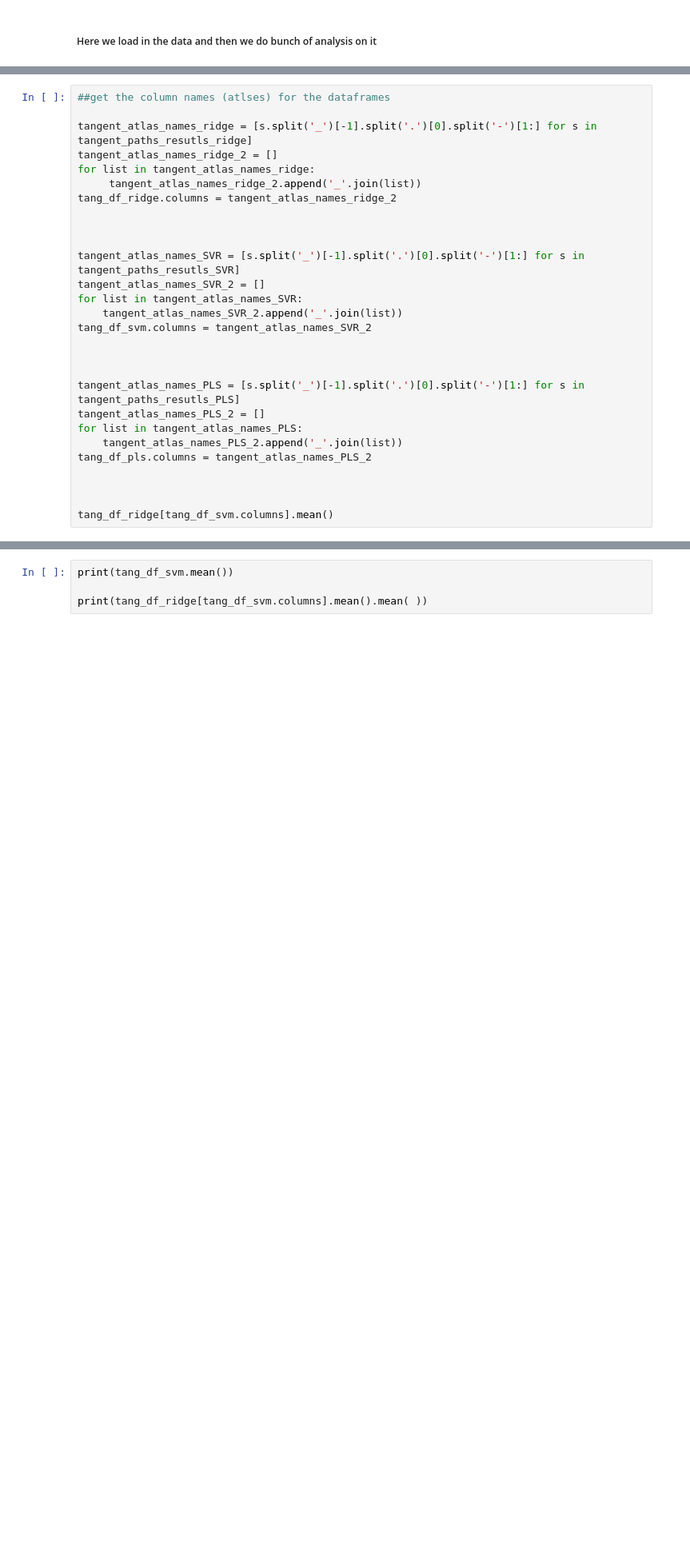
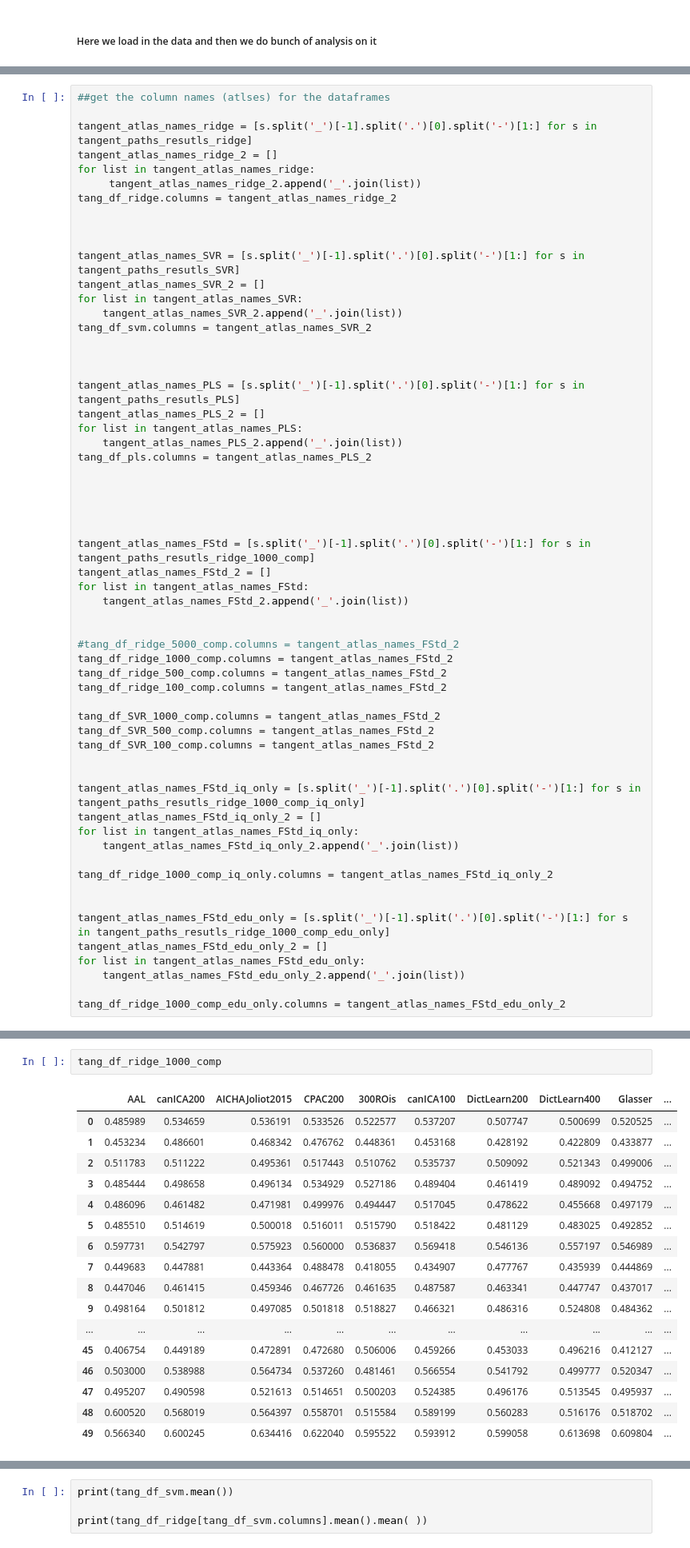
Before and after one commit to samuelheczko/Ridge-Regression-Predictions, a Jupyter notebook: analysis_notebook.ipynb, the cells around one changed output, grey strips where cells are left out. Shown at 80% size. Cells and saved outputs as stored; diff of their text form; blank space fills up the shorter version.

```diff
--- a/analysis_notebook.ipynb
+++ b/analysis_notebook.ipynb
@@ -98,4 +131,35 @@ tang_df_pls.columns = tangent_atlas_names_PLS_2
 
 
 
-tang_df_ridge[tang_df_svm.columns].mean()
+
+
+tangent_atlas_names_FStd = [s.split('_')[-1].split('.')[0].split('-')[1:] for s in tangent_paths_resutls_ridge_1000_comp]
+tangent_atlas_names_FStd_2 = []
+for list in tangent_atlas_names_FStd:
+    tangent_atlas_names_FStd_2.append('_'.join(list))
+
+
+#tang_df_ridge_5000_comp.columns = tangent_atlas_names_FStd_2
+tang_df_ridge_1000_comp.columns = tangent_atlas_names_FStd_2
+tang_df_ridge_500_comp.columns = tangent_atlas_names_FStd_2
+tang_df_ridge_100_comp.columns = tangent_atlas_names_FStd_2
+
+tang_df_SVR_1000_comp.columns = tangent_atlas_names_FStd_2
+tang_df_SVR_500_comp.columns = tangent_atlas_names_FStd_2
+tang_df_SVR_100_comp.columns = tangent_atlas_names_FStd_2
+
+
+tangent_atlas_names_FStd_iq_only = [s.split('_')[-1].split('.')[0].split('-')[1:] for s in tangent_paths_resutls_ridge_1000_comp_iq_only]
+tangent_atlas_names_FStd_iq_only_2 = []
+for list in tangent_atlas_names_FStd_iq_only:
+    tangent_atlas_names_FStd_iq_only_2.append('_'.join(list))
+
+tang_df_ridge_1000_comp_iq_only.columns = tangent_atlas_names_FStd_iq_only_2
+
+
+tangent_atlas_names_FStd_edu_only = [s.split('_')[-1].split('.')[0].split('-')[1:] for s in tangent_paths_resutls_ridge_1000_comp_edu_only]
+tangent_atlas_names_FStd_edu_only_2 = []
+for list in tangent_atlas_names_FStd_edu_only:
+    tangent_atlas_names_FStd_edu_only_2.append('_'.join(list))
+
+tang_df_ridge_1000_comp_edu_only.columns = tangent_atlas_names_FStd_edu_only_2
@@ -125,3 +243,23 @@ dtype: float64
+# %%
+tang_df_ridge_1000_comp
+# %% [output]
+|  | AAL | canICA200 | AICHAJoliot2015 | CPAC200 | 300ROis | canICA100 | DictLearn200 | DictLearn400 | Glasser | ... |
+| 0 | 0.485989 | 0.534659 | 0.536191 | 0.533526 | 0.522577 | 0.537207 | 0.507747 | 0.500699 | 0.520525 | ... |
+| 1 | 0.453234 | 0.486601 | 0.468342 | 0.476762 | 0.448361 | 0.453168 | 0.428192 | 0.422809 | 0.433877 | ... |
+| 2 | 0.511783 | 0.511222 | 0.495361 | 0.517443 | 0.510762 | 0.535737 | 0.509092 | 0.521343 | 0.499006 | ... |
+| 3 | 0.485444 | 0.498658 | 0.496134 | 0.534929 | 0.527186 | 0.489404 | 0.461419 | 0.489092 | 0.494752 | ... |
+| 4 | 0.486096 | 0.461482 | 0.471981 | 0.499976 | 0.494447 | 0.517045 | 0.478622 | 0.455668 | 0.497179 | ... |
+| 5 | 0.485510 | 0.514619 | 0.500018 | 0.516011 | 0.515790 | 0.518422 | 0.481129 | 0.483025 | 0.492852 | ... |
+| 6 | 0.597731 | 0.542797 | 0.575923 | 0.560000 | 0.536837 | 0.569418 | 0.546136 | 0.557197 | 0.546989 | ... |
+| 7 | 0.449683 | 0.447881 | 0.443364 | 0.488478 | 0.418055 | 0.434907 | 0.477767 | 0.435939 | 0.444869 | ... |
+| 8 | 0.447046 | 0.461415 | 0.459346 | 0.467726 | 0.461635 | 0.487587 | 0.463341 | 0.447747 | 0.437017 | ... |
+| 9 | 0.498164 | 0.501812 | 0.497085 | 0.501818 | 0.518827 | 0.466321 | 0.486316 | 0.524808 | 0.484362 | ... |
+| ... | ... | ... | ... | ... | ... | ... | ... | ... | ... | ... |
+| 45 | 0.406754 | 0.449189 | 0.472891 | 0.472680 | 0.506006 | 0.459266 | 0.453033 | 0.496216 | 0.412127 | ... |
+| 46 | 0.503000 | 0.538988 | 0.564734 | 0.537260 | 0.481461 | 0.566554 | 0.541792 | 0.499777 | 0.520347 | ... |
+| 47 | 0.495207 | 0.490598 | 0.521613 | 0.514651 | 0.500203 | 0.524385 | 0.496176 | 0.513545 | 0.495937 | ... |
+| 48 | 0.600520 | 0.568019 | 0.564397 | 0.558701 | 0.515584 | 0.589199 | 0.560283 | 0.516176 | 0.518702 | ... |
+| 49 | 0.566340 | 0.600245 | 0.634416 | 0.622040 | 0.595522 | 0.593912 | 0.599058 | 0.613698 | 0.609804 | ... |
 # %%
 df_means_regressions_ridge_PLS =  pd.concat([tang_df_ridge[tang_df_pls.columns].mean(),tang_df_pls.mean()],axis = 1)
 
```
Also changed, not shown: parts of 11 cells of this notebook, 3 other files.
